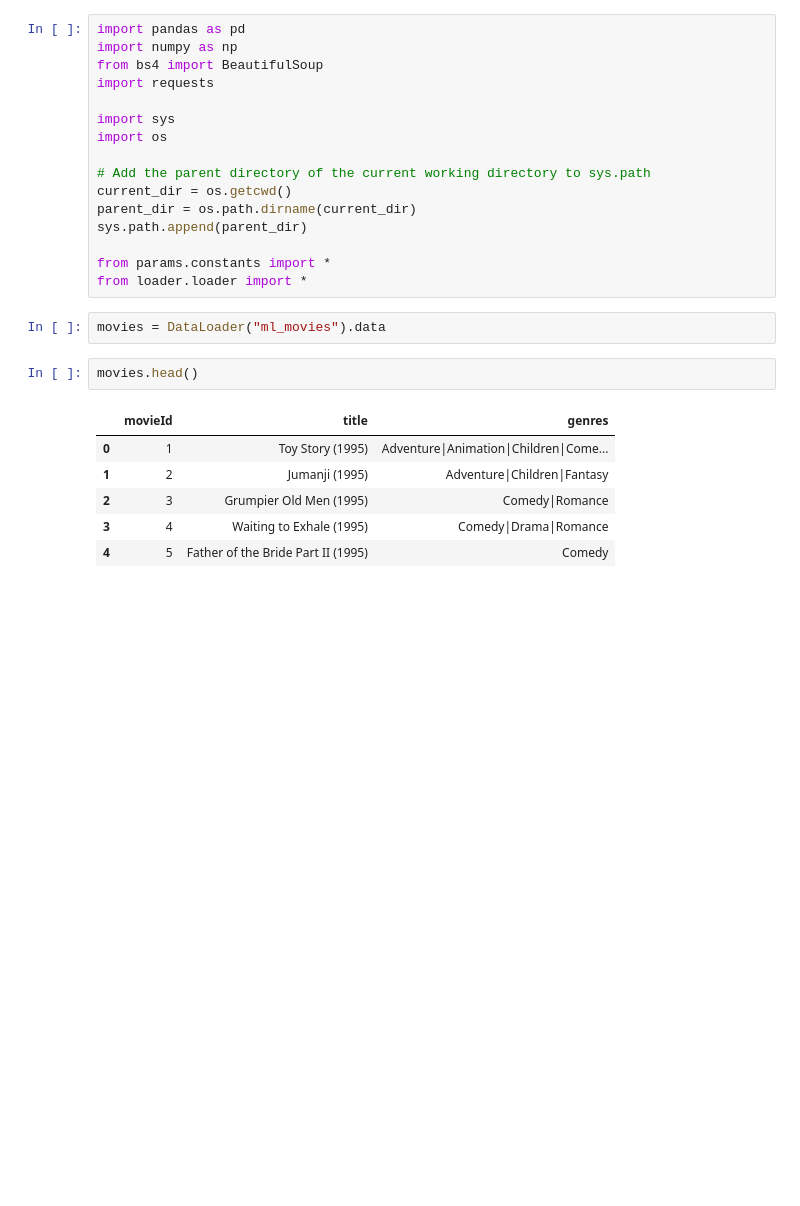
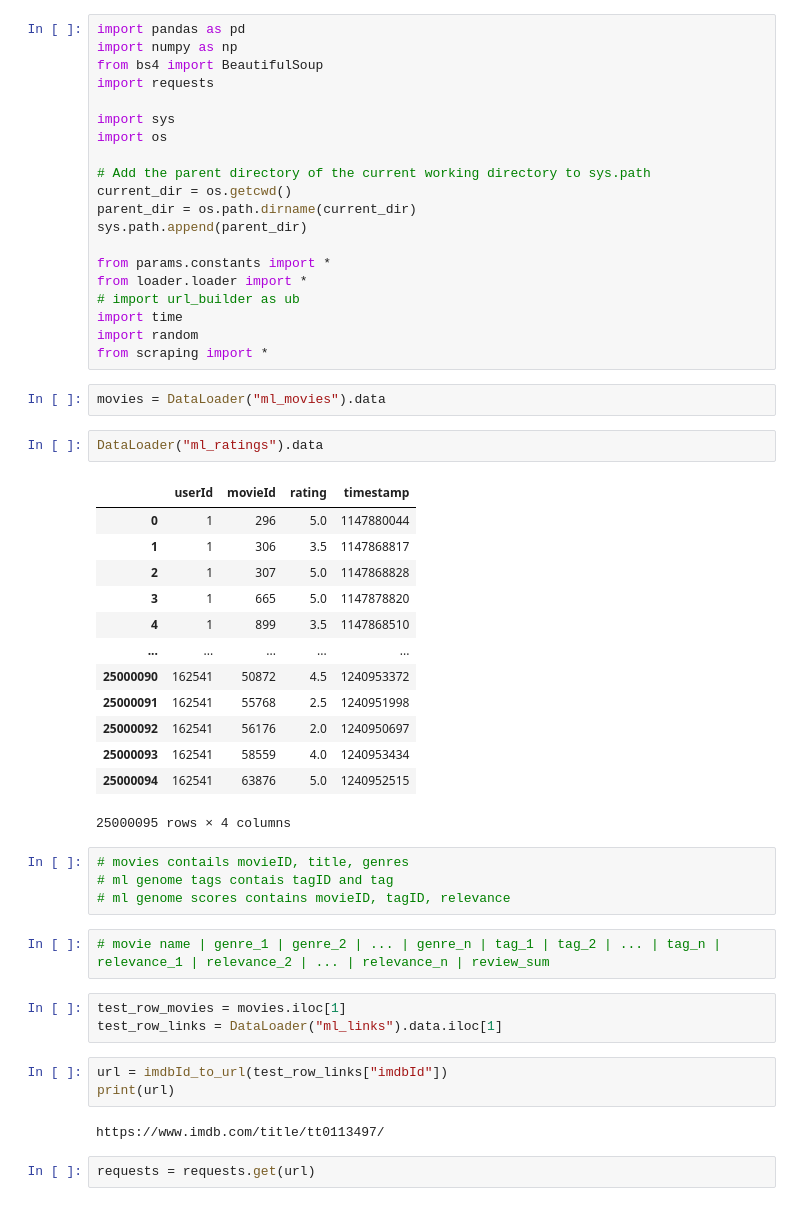
Before and after one commit to KevinGregory/Movie_Recommendation, a Jupyter notebook: scraping/scraping_practice.ipynb, the cells around one changed output. Drawn from its saved outputs; the diff is of its cells as text; blank space fills up the shorter version.

```diff
--- a/scraping/scraping_practice.ipynb
+++ b/scraping/scraping_practice.ipynb
@@ -14,14 +14,41 @@ sys.path.append(parent_dir)
 
 from params.constants import *
 from loader.loader import *
+# import url_builder as ub
+import time
+import random
+from scraping import *
 # %%
 movies = DataLoader("ml_movies").data
-# %%
-movies.head()
-# %% [output]
-|  | movieId | title | genres |
-| 0 | 1 | Toy Story (1995) | Adventure|Animation|Children|Come... |
-| 1 | 2 | Jumanji (1995) | Adventure|Children|Fantasy |
-| 2 | 3 | Grumpier Old Men (1995) | Comedy|Romance |
-| 3 | 4 | Waiting to Exhale (1995) | Comedy|Drama|Romance |
-| 4 | 5 | Father of the Bride Part II (1995) | Comedy |
+# %%
+DataLoader("ml_ratings").data
+# %% [output]
+|  | userId | movieId | rating | timestamp |
+| 0 | 1 | 296 | 5.0 | 1147880044 |
+| 1 | 1 | 306 | 3.5 | 1147868817 |
+| 2 | 1 | 307 | 5.0 | 1147868828 |
+| 3 | 1 | 665 | 5.0 | 1147878820 |
+| 4 | 1 | 899 | 3.5 | 1147868510 |
+| ... | ... | ... | ... | ... |
+| 25000090 | 162541 | 50872 | 4.5 | 1240953372 |
+| 25000091 | 162541 | 55768 | 2.5 | 1240951998 |
+| 25000092 | 162541 | 56176 | 2.0 | 1240950697 |
+| 25000093 | 162541 | 58559 | 4.0 | 1240953434 |
+| 25000094 | 162541 | 63876 | 5.0 | 1240952515 |
+25000095 rows × 4 columns
+# %%
+# movies contails movieID, title, genres
+# ml genome tags contais tagID and tag
+# ml genome scores contains movieID, tagID, relevance
+# %%
+# movie name | genre_1 | genre_2 | ... | genre_n | tag_1 | tag_2 | ... | tag_n | relevance_1 | relevance_2 | ... | relevance_n | review_sum
+# %%
+test_row_movies = movies.iloc[1]
+test_row_links = DataLoader("ml_links").data.iloc[1]
+# %%
+url = imdbId_to_url(test_row_links["imdbId"])
+print(url)
+# %% [output]
+https://www.imdb.com/title/tt0113497/
+# %%
+requests = requests.get(url)
```
Also changed, not shown: parts of 21 cells of this notebook, 4 other files.
